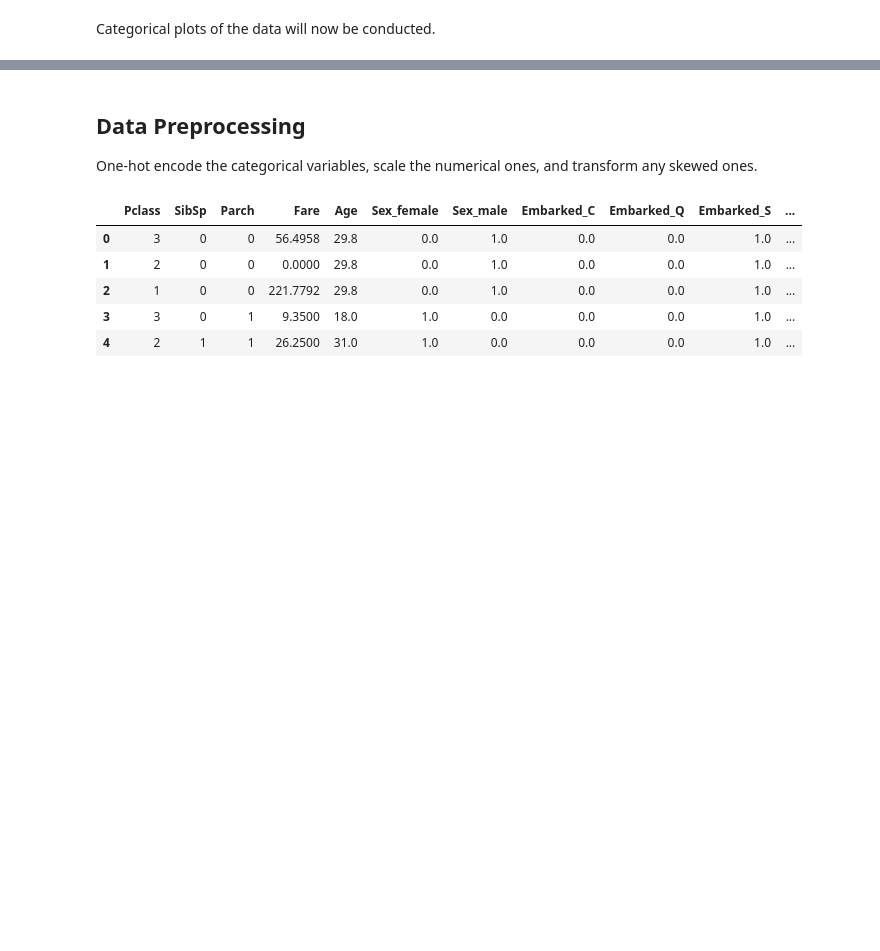
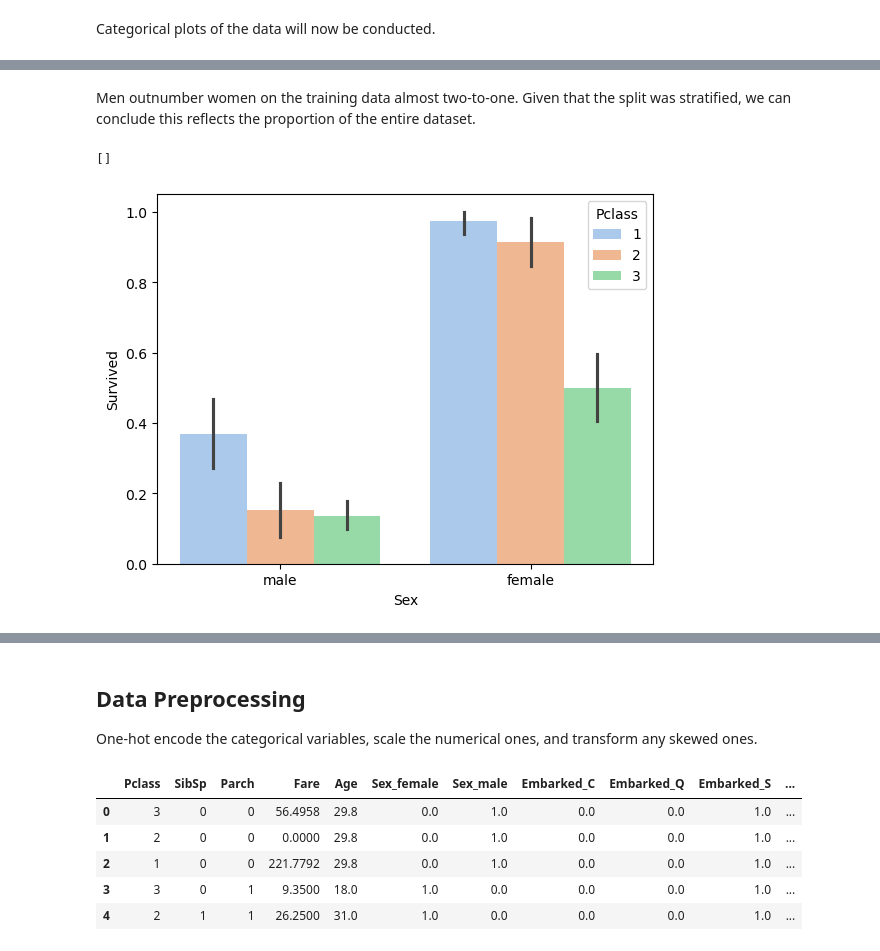
Before and after one commit to alexandergigliottipetruska/AI_projects, a Jupyter notebook: machine_learning/knn_and_decision_trees/3-classification-titanic-dataset-kaggle.ipynb, the cells around one changed output, grey strips where cells are left out. Drawn from its saved outputs; the diff is of its cells as text; code cells hidden in the pictures; blank space fills up the shorter version.

```diff
--- a/machine_learning/knn_and_decision_trees/3-classification-titanic-dataset-kaggle.ipynb
+++ b/machine_learning/knn_and_decision_trees/3-classification-titanic-dataset-kaggle.ipynb
@@ -240,0 +259,8 @@ Categorical plots of the data will now be conducted.
+# %% [markdown]
+Men outnumber women on the training data almost two-to-one. Given that the split was stratified, we can conclude this reflects the proportion of the entire dataset.
+# %%
+sns.barplot(combined_data, x="Sex", y="Survived", hue="Pclass", palette="pastel")
+plt.plot()
+# %% [output]
+[]
+[figure, added]
```
Also changed, not shown: parts of 26 cells of this notebook.
